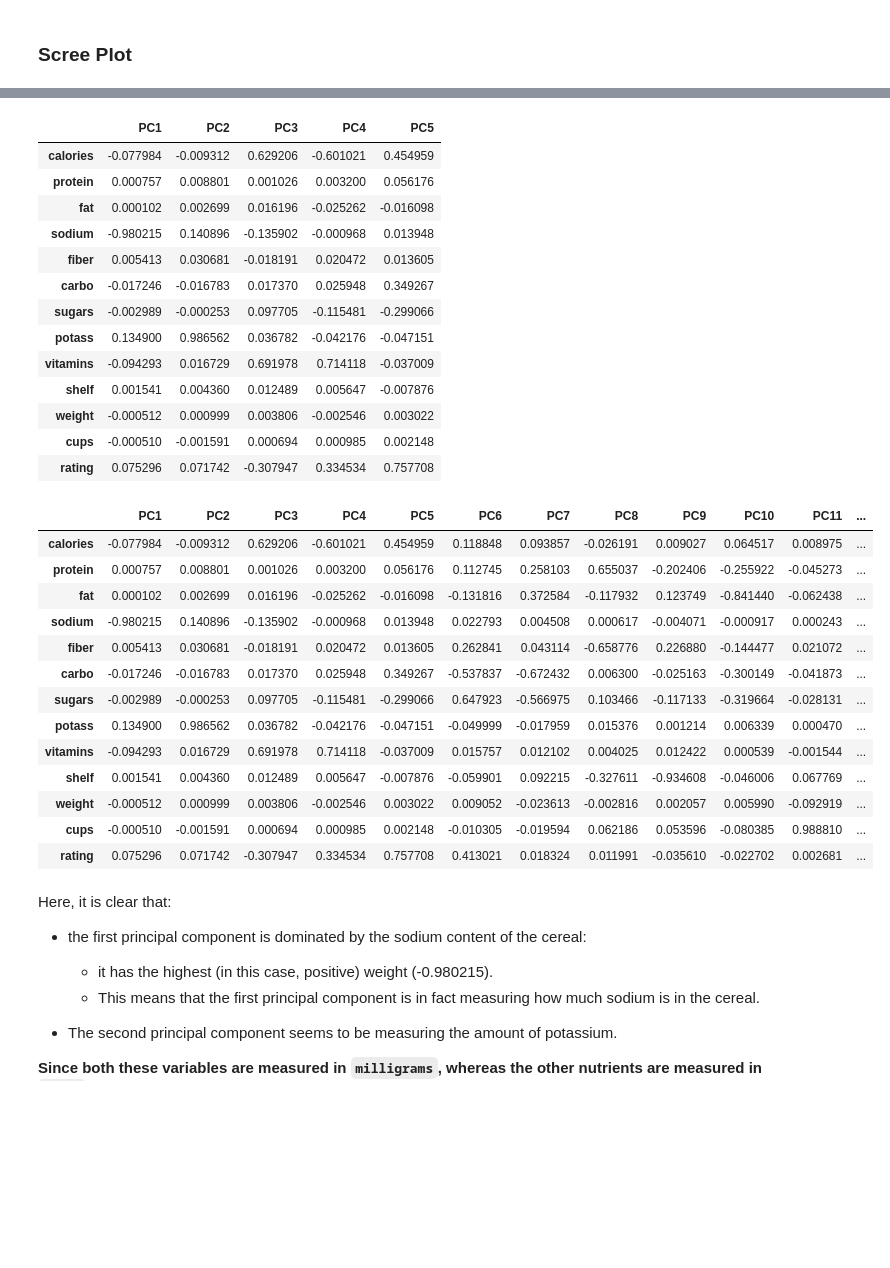
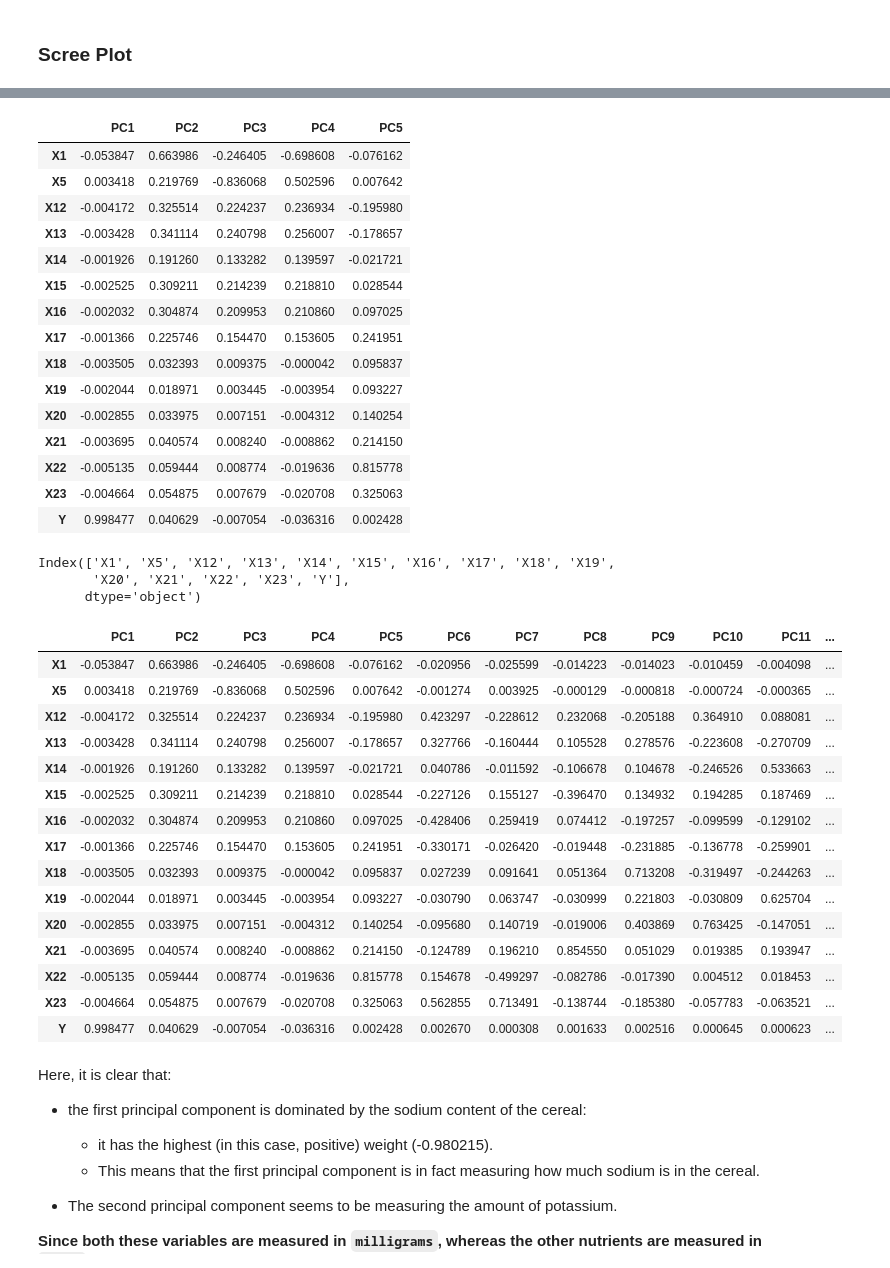
Before and after one commit to PosgradoMNA/actividades-del-projecto-team_59, a Jupyter notebook: Actividad_Sem_04_CD_PCA.ipynb, the cells around one changed output, grey strips where cells are left out. Saved outputs shown, nothing was run; the diff lists cells and outputs as text; code cells hidden in the pictures; blank space fills up the shorter version.

```diff
--- a/Actividad_Sem_04_CD_PCA.ipynb
+++ b/Actividad_Sem_04_CD_PCA.ipynb
@@ -657,7 +657,7 @@ ndfcs.X12.var() + ndfcs.X13.var()
 
 pcs = PCA()
 #pcs.fit(cereals_df.iloc[:, 3:].dropna(axis=0))
-pcs.fit(ndfc)
+pcs.fit(ndf)
 pcsSummary_df = pd.DataFrame({'Standard deviation': np.sqrt(pcs.explained_variance_),
                              'Proportion of variance': pcs.explained_variance_ratio_,
                              'Cumulative proportion': np.cumsum(pcs.explained_variance_ratio_)
@@ -750,45 +756,58 @@ array([[-7.79841812e-02,  7.56780568e-04,  1.01783356e-04,
 # %%
+# - - - - - - - - - - - - - - - - - - - - - - - - - - - - - - - - - - - - - -
 pcsComponents_df = pd.DataFrame(pcs.components_.transpose(),
                                 columns = pcsSummary_df.columns,
-                                index = cereals_df.iloc[:, 3:].columns
+                                index = ndf.columns
                                 )
 pcsComponents_df.iloc[:,:5]
+
+#index = cereals_df.iloc[:, 3:].columns
 # %% [output]
 |  | PC1 | PC2 | PC3 | PC4 | PC5 |
-| calories | -0.077984 | -0.009312 | 0.629206 | -0.601021 | 0.454959 |
-| protein | 0.000757 | 0.008801 | 0.001026 | 0.003200 | 0.056176 |
-| fat | 0.000102 | 0.002699 | 0.016196 | -0.025262 | -0.016098 |
-| sodium | -0.980215 | 0.140896 | -0.135902 | -0.000968 | 0.013948 |
-| fiber | 0.005413 | 0.030681 | -0.018191 | 0.020472 | 0.013605 |
-| carbo | -0.017246 | -0.016783 | 0.017370 | 0.025948 | 0.349267 |
-| sugars | -0.002989 | -0.000253 | 0.097705 | -0.115481 | -0.299066 |
-| potass | 0.134900 | 0.986562 | 0.036782 | -0.042176 | -0.047151 |
-| vitamins | -0.094293 | 0.016729 | 0.691978 | 0.714118 | -0.037009 |
-| shelf | 0.001541 | 0.004360 | 0.012489 | 0.005647 | -0.007876 |
-| weight | -0.000512 | 0.000999 | 0.003806 | -0.002546 | 0.003022 |
-| cups | -0.000510 | -0.001591 | 0.000694 | 0.000985 | 0.002148 |
-| rating | 0.075296 | 0.071742 | -0.307947 | 0.334534 | 0.757708 |
+| X1 | -0.053847 | 0.663986 | -0.246405 | -0.698608 | -0.076162 |
+| X5 | 0.003418 | 0.219769 | -0.836068 | 0.502596 | 0.007642 |
+| X12 | -0.004172 | 0.325514 | 0.224237 | 0.236934 | -0.195980 |
+| X13 | -0.003428 | 0.341114 | 0.240798 | 0.256007 | -0.178657 |
+| X14 | -0.001926 | 0.191260 | 0.133282 | 0.139597 | -0.021721 |
+| X15 | -0.002525 | 0.309211 | 0.214239 | 0.218810 | 0.028544 |
+| X16 | -0.002032 | 0.304874 | 0.209953 | 0.210860 | 0.097025 |
+| X17 | -0.001366 | 0.225746 | 0.154470 | 0.153605 | 0.241951 |
+| X18 | -0.003505 | 0.032393 | 0.009375 | -0.000042 | 0.095837 |
+| X19 | -0.002044 | 0.018971 | 0.003445 | -0.003954 | 0.093227 |
+| X20 | -0.002855 | 0.033975 | 0.007151 | -0.004312 | 0.140254 |
+| X21 | -0.003695 | 0.040574 | 0.008240 | -0.008862 | 0.214150 |
+| X22 | -0.005135 | 0.059444 | 0.008774 | -0.019636 | 0.815778 |
+| X23 | -0.004664 | 0.054875 | 0.007679 | -0.020708 | 0.325063 |
+| Y | 0.998477 | 0.040629 | -0.007054 | -0.036316 | 0.002428 |
+# %%
+ndf.columns
+# %% [output]
+Index(['X1', 'X5', 'X12', 'X13', 'X14', 'X15', 'X16', 'X17', 'X18', 'X19',
+       'X20', 'X21', 'X22', 'X23', 'Y'],
+      dtype='object')
 # %%
 pcsComponents_dfX = pd.DataFrame(pcs.components_.transpose(),
                                 columns = pcsSummary_df.columns,
-                                index = cereals_df.iloc[:, 3:].columns
+                                index = ndf.columns
                                 )
 pcsComponents_dfX
 # %% [output]
 |  | PC1 | PC2 | PC3 | PC4 | PC5 | PC6 | PC7 | PC8 | PC9 | PC10 | PC11 | ... |
-| calories | -0.077984 | -0.009312 | 0.629206 | -0.601021 | 0.454959 | 0.118848 | 0.093857 | -0.026191 | 0.009027 | 0.064517 | 0.008975 | ... |
-| protein | 0.000757 | 0.008801 | 0.001026 | 0.003200 | 0.056176 | 0.112745 | 0.258103 | 0.655037 | -0.202406 | -0.255922 | -0.045273 | ... |
-| fat | 0.000102 | 0.002699 | 0.016196 | -0.025262 | -0.016098 | -0.131816 | 0.372584 | -0.117932 | 0.123749 | -0.841440 | -0.062438 | ... |
-| sodium | -0.980215 | 0.140896 | -0.135902 | -0.000968 | 0.013948 | 0.022793 | 0.004508 | 0.000617 | -0.004071 | -0.000917 | 0.000243 | ... |
-| fiber | 0.005413 | 0.030681 | -0.018191 | 0.020472 | 0.013605 | 0.262841 | 0.043114 | -0.658776 | 0.226880 | -0.144477 | 0.021072 | ... |
-| carbo | -0.017246 | -0.016783 | 0.017370 | 0.025948 | 0.349267 | -0.537837 | -0.672432 | 0.006300 | -0.025163 | -0.300149 | -0.041873 | ... |
-| sugars | -0.002989 | -0.000253 | 0.097705 | -0.115481 | -0.299066 | 0.647923 | -0.566975 | 0.103466 | -0.117133 | -0.319664 | -0.028131 | ... |
-| potass | 0.134900 | 0.986562 | 0.036782 | -0.042176 | -0.047151 | -0.049999 | -0.017959 | 0.015376 | 0.001214 | 0.006339 | 0.000470 | ... |
-| vitamins | -0.094293 | 0.016729 | 0.691978 | 0.714118 | -0.037009 | 0.015757 | 0.012102 | 0.004025 | 0.012422 | 0.000539 | -0.001544 | ... |
-| shelf | 0.001541 | 0.004360 | 0.012489 | 0.005647 | -0.007876 | -0.059901 | 0.092215 | -0.327611 | -0.934608 | -0.046006 | 0.067769 | ... |
-| weight | -0.000512 | 0.000999 | 0.003806 | -0.002546 | 0.003022 | 0.009052 | -0.023613 | -0.002816 | 0.002057 | 0.005990 | -0.092919 | ... |
-| cups | -0.000510 | -0.001591 | 0.000694 | 0.000985 | 0.002148 | -0.010305 | -0.019594 | 0.062186 | 0.053596 | -0.080385 | 0.988810 | ... |
-| rating | 0.075296 | 0.071742 | -0.307947 | 0.334534 | 0.757708 | 0.413021 | 0.018324 | 0.011991 | -0.035610 | -0.022702 | 0.002681 | ... |
+| X1 | -0.053847 | 0.663986 | -0.246405 | -0.698608 | -0.076162 | -0.020956 | -0.025599 | -0.014223 | -0.014023 | -0.010459 | -0.004098 | ... |
+| X5 | 0.003418 | 0.219769 | -0.836068 | 0.502596 | 0.007642 | -0.001274 | 0.003925 | -0.000129 | -0.000818 | -0.000724 | -0.000365 | ... |
+| X12 | -0.004172 | 0.325514 | 0.224237 | 0.236934 | -0.195980 | 0.423297 | -0.228612 | 0.232068 | -0.205188 | 0.364910 | 0.088081 | ... |
+| X13 | -0.003428 | 0.341114 | 0.240798 | 0.256007 | -0.178657 | 0.327766 | -0.160444 | 0.105528 | 0.278576 | -0.223608 | -0.270709 | ... |
+| X14 | -0.001926 | 0.191260 | 0.133282 | 0.139597 | -0.021721 | 0.040786 | -0.011592 | -0.106678 | 0.104678 | -0.246526 | 0.533663 | ... |
+| X15 | -0.002525 | 0.309211 | 0.214239 | 0.218810 | 0.028544 | -0.227126 | 0.155127 | -0.396470 | 0.134932 | 0.194285 | 0.187469 | ... |
+| X16 | -0.002032 | 0.304874 | 0.209953 | 0.210860 | 0.097025 | -0.428406 | 0.259419 | 0.074412 | -0.197257 | -0.099599 | -0.129102 | ... |
+| X17 | -0.001366 | 0.225746 | 0.154470 | 0.153605 | 0.241951 | -0.330171 | -0.026420 | -0.019448 | -0.231885 | -0.136778 | -0.259901 | ... |
+| X18 | -0.003505 | 0.032393 | 0.009375 | -0.000042 | 0.095837 | 0.027239 | 0.091641 | 0.051364 | 0.713208 | -0.319497 | -0.244263 | ... |
+| X19 | -0.002044 | 0.018971 | 0.003445 | -0.003954 | 0.093227 | -0.030790 | 0.063747 | -0.030999 | 0.221803 | -0.030809 | 0.625704 | ... |
+| X20 | -0.002855 | 0.033975 | 0.007151 | -0.004312 | 0.140254 | -0.095680 | 0.140719 | -0.019006 | 0.403869 | 0.763425 | -0.147051 | ... |
+| X21 | -0.003695 | 0.040574 | 0.008240 | -0.008862 | 0.214150 | -0.124789 | 0.196210 | 0.854550 | 0.051029 | 0.019385 | 0.193947 | ... |
+| X22 | -0.005135 | 0.059444 | 0.008774 | -0.019636 | 0.815778 | 0.154678 | -0.499297 | -0.082786 | -0.017390 | 0.004512 | 0.018453 | ... |
+| X23 | -0.004664 | 0.054875 | 0.007679 | -0.020708 | 0.325063 | 0.562855 | 0.713491 | -0.138744 | -0.185380 | -0.057783 | -0.063521 | ... |
+| Y | 0.998477 | 0.040629 | -0.007054 | -0.036316 | 0.002428 | 0.002670 | 0.000308 | 0.001633 | 0.002516 | 0.000645 | 0.000623 | ... |
 # %% [markdown]
 Here, it is clear that:
 * the first principal component is dominated by the sodium content of the cereal:
```
Also changed, not shown: parts of 23 cells of this notebook.
